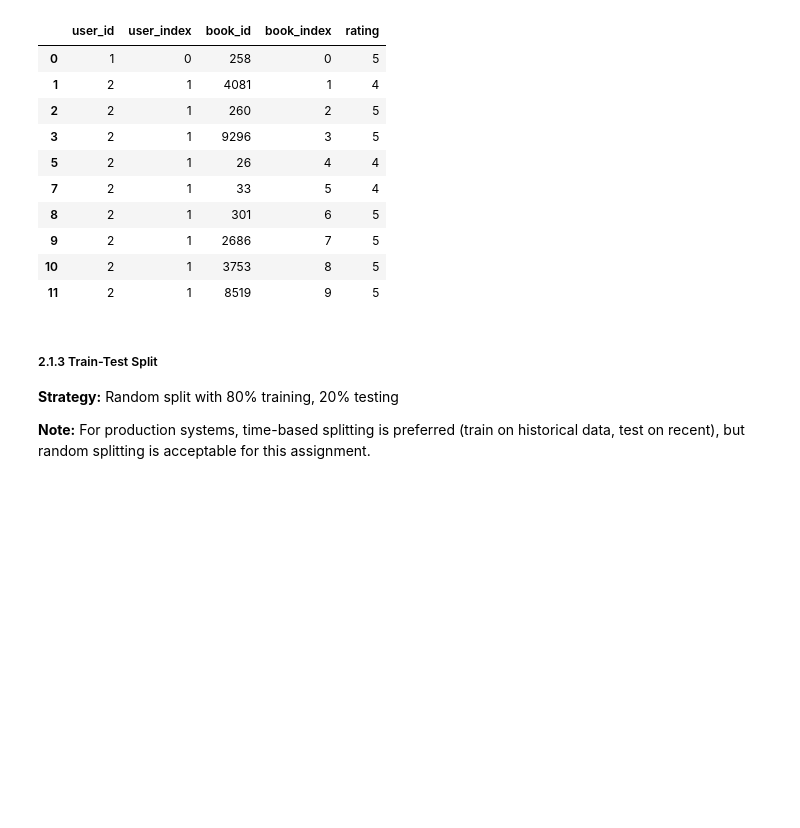
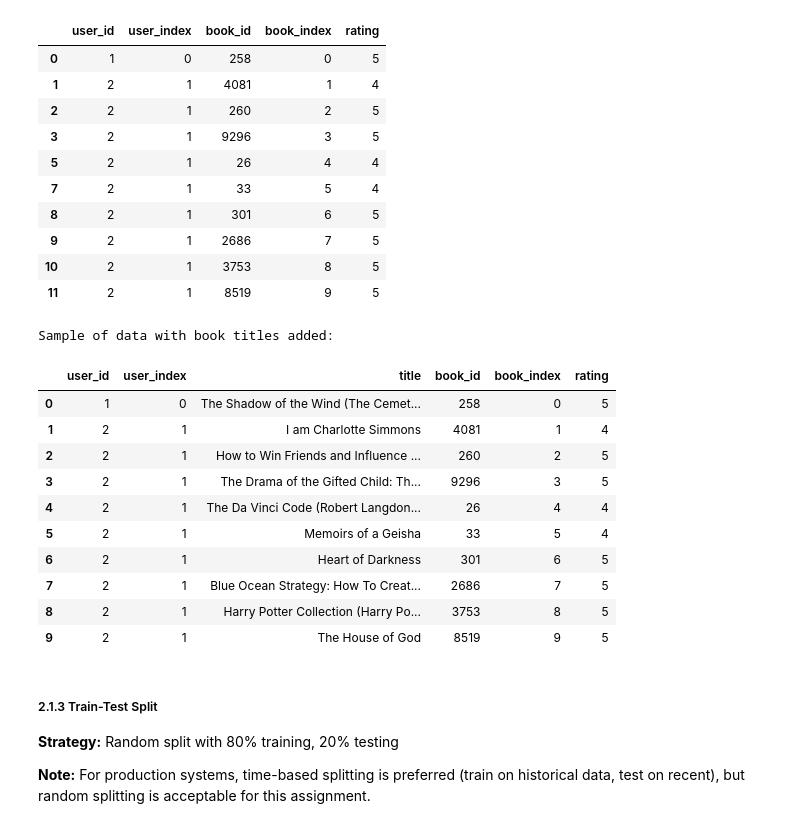
Before and after one commit to kojounfc/Advanced_Analytics, a Jupyter notebook: Assignment 2/Books_Recommendation_System.ipynb, the cells around one changed output. Drawn from its saved outputs; the diff is of its cells as text; code cells hidden in the pictures; blank space fills up the shorter version.

```diff
--- a/Assignment 2/Books_Recommendation_System.ipynb
+++ b/Assignment 2/Books_Recommendation_System.ipynb
@@ -688,6 +806,28 @@ Sample of preprocessed data with indices:
 | 9 | 2 | 1 | 2686 | 7 | 5 |
 | 10 | 2 | 1 | 3753 | 8 | 5 |
 | 11 | 2 | 1 | 8519 | 9 | 5 |
+# %%
+# Merge on book_id to add book titles
+df_merged = df_filtered.merge(
+    books_df[['book_id', 'title']],
+    on='book_id',
+    how='left'
+)
+print("\nSample of data with book titles added:")
+df_merged[['user_id', 'user_index', 'title','book_id', 'book_index', 'rating']].head(10)
+# %% [output]
+Sample of data with book titles added:
+|  | user_id | user_index | title | book_id | book_index | rating |
+| 0 | 1 | 0 | The Shadow of the Wind (The Cemet... | 258 | 0 | 5 |
+| 1 | 2 | 1 | I am Charlotte Simmons | 4081 | 1 | 4 |
+| 2 | 2 | 1 | How to Win Friends and Influence ... | 260 | 2 | 5 |
+| 3 | 2 | 1 | The Drama of the Gifted Child: Th... | 9296 | 3 | 5 |
+| 4 | 2 | 1 | The Da Vinci Code (Robert Langdon... | 26 | 4 | 4 |
+| 5 | 2 | 1 | Memoirs of a Geisha | 33 | 5 | 4 |
+| 6 | 2 | 1 | Heart of Darkness | 301 | 6 | 5 |
+| 7 | 2 | 1 | Blue Ocean Strategy: How To Creat... | 2686 | 7 | 5 |
+| 8 | 2 | 1 | Harry Potter Collection (Harry Po... | 3753 | 8 | 5 |
+| 9 | 2 | 1 | The House of God | 8519 | 9 | 5 |
 # %% [markdown]
 ##### 2.1.3 Train-Test Split
 
```
Also changed, not shown: parts of 26 cells of this notebook.
